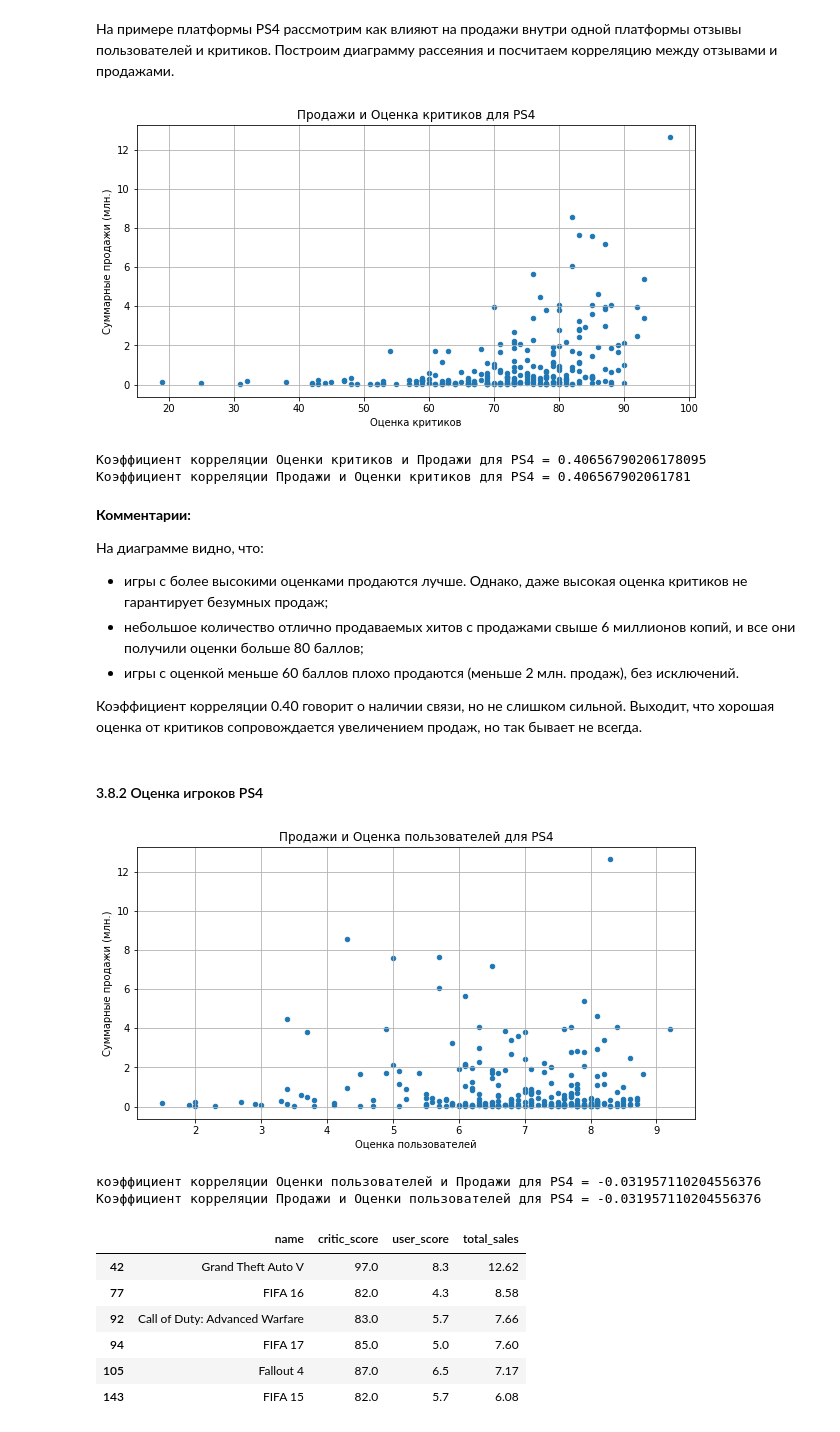
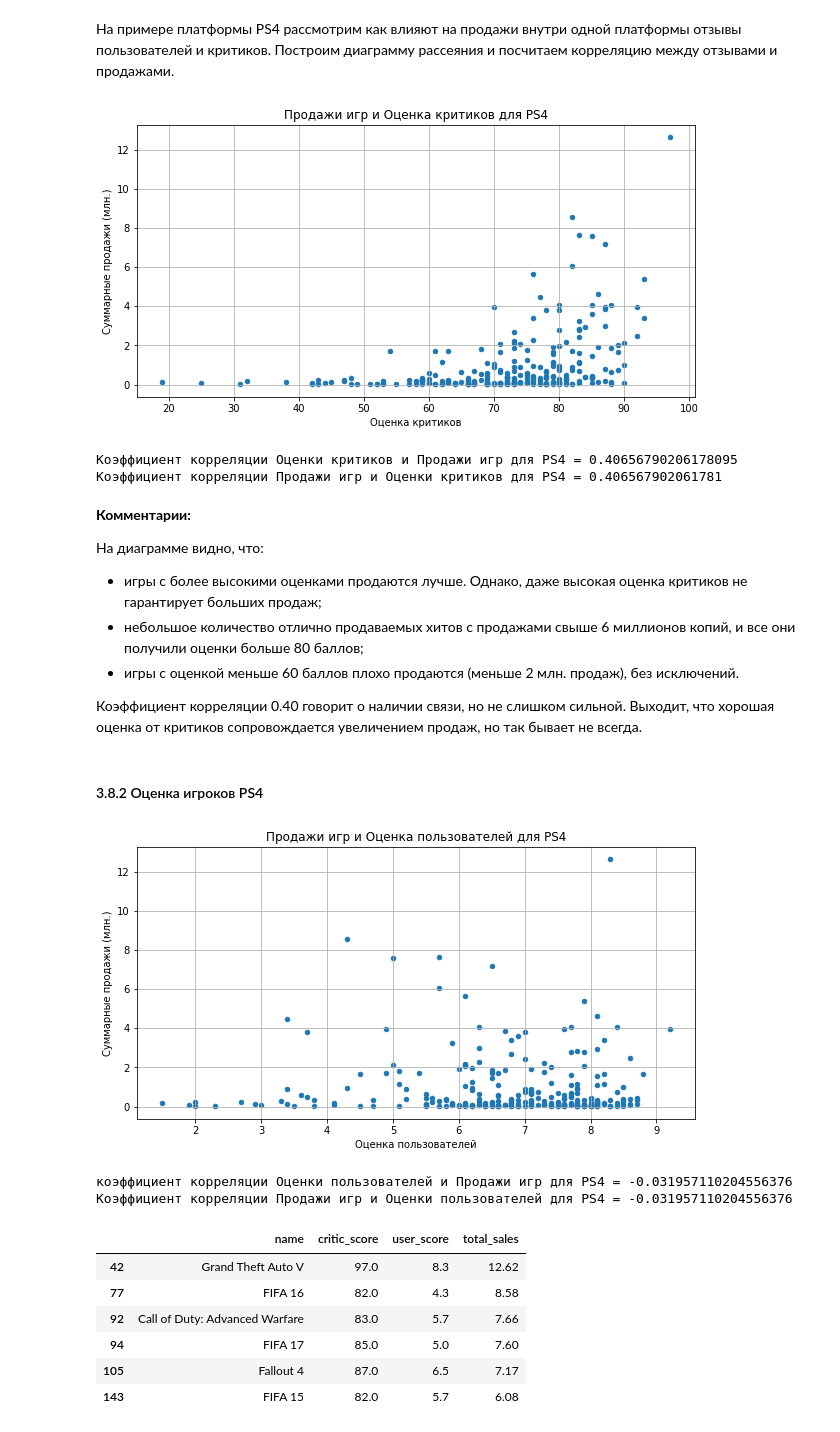
Before and after one commit to crumblinq/videogame-market-analysis, a Jupyter notebook: videogame_market_analysis.ipynb, the cells around one changed output. Saved outputs shown, nothing was run; the diff lists cells and outputs as text; code cells hidden in the pictures.

```diff
--- a/videogame_market_analysis.ipynb
+++ b/videogame_market_analysis.ipynb
@@ -928,39 +927,38 @@ plt.show()
 # %%
 df_ps4 = df[
     (df['platform'] == 'PS4') &
-    (df['year_of_release'] >= 2013) &
-    (df['year_of_release'] <= 2016)
+    (df['year_of_release'] >= 2013)
 ]
 
 df_ps4.plot(
     x='critic_score',
     y='total_sales',
     kind='scatter',
     grid=True,
     figsize=(10, 5)
 )
 
-plt.title('Продажи и Оценка критиков для PS4')
+plt.title('Продажи игр и Оценка критиков для PS4')
 plt.xlabel('Оценка критиков')
 plt.ylabel('Суммарные продажи (млн.)')
 plt.show()
 # %% [output]
-[figure, old version]
+[figure, new version]
 # %%
 df_ps4_critic_score_clean = df_ps4.dropna(subset=['critic_score', 'total_sales'])
 corr_ps4 = df_ps4_critic_score_clean['critic_score'].corr(df_ps4_critic_score_clean['total_sales'])
 corr2_ps4 = df_ps4_critic_score_clean['total_sales'].corr(df_ps4_critic_score_clean['critic_score'])
 
-print(f'Коэффициент корреляции Оценки критиков и Продажи для PS4 = {corr_ps4}')
-print(f'Коэффициент корреляции Продажи и Оценки критиков для PS4 = {corr2_ps4}')
+print(f'Коэффициент корреляции Оценки критиков и Продажи игр для PS4 = {corr_ps4}')
+print(f'Коэффициент корреляции Продажи игр и Оценки критиков для PS4 = {corr2_ps4}')
 # %% [output]
-Коэффициент корреляции Оценки критиков и Продажи для PS4 = 0.40656790206178095
-Коэффициент корреляции Продажи и Оценки критиков для PS4 = 0.406567902061781
+Коэффициент корреляции Оценки критиков и Продажи игр для PS4 = 0.40656790206178095
+Коэффициент корреляции Продажи игр и Оценки критиков для PS4 = 0.406567902061781
 # %% [markdown]
 **Комментарии:**
 
 На диаграмме видно, что:
-- игры с более высокими оценками продаются лучше. Однако, даже высокая оценка критиков не гарантирует безумных продаж;
+- игры с более высокими оценками продаются лучше. Однако, даже высокая оценка критиков не гарантирует больших продаж;
 - небольшое количество отлично продаваемых хитов с продажами свыше 6 миллионов копий, и все они получили оценки больше 80 баллов;
 - игры с оценкой меньше 60 баллов плохо продаются (меньше 2 млн. продаж), без исключений.
 
@@ -976,22 +974,22 @@ df_ps4.plot(
     figsize=(10, 5)
 )
 
-plt.title('Продажи и Оценка пользователей для PS4')
+plt.title('Продажи игр и Оценка пользователей для PS4')
 plt.xlabel('Оценка пользователей')
 plt.ylabel('Суммарные продажи (млн.)')
 plt.show()
 # %% [output]
-[figure, old version]
+[figure, new version]
 # %%
 df_ps4_user_score_clean = df_ps4.dropna(subset=['user_score', 'total_sales'])
 corr_ps4 = df_ps4_user_score_clean['user_score'].corr(df_ps4_user_score_clean['total_sales'])
 corr2_ps4 = df_ps4_user_score_clean['total_sales'].corr(df_ps4_user_score_clean['user_score'])
 
-print(f'коэффициент корреляции Оценки пользователей и Продажи для PS4 = {corr_ps4}')
-print(f'Коэффициент корреляции Продажи и Оценки пользователей для PS4 = {corr2_ps4}')
+print(f'коэффициент корреляции Оценки пользователей и Продажи игр для PS4 = {corr_ps4}')
+print(f'Коэффициент корреляции Продажи игр и Оценки пользователей для PS4 = {corr2_ps4}')
 # %% [output]
-коэффициент корреляции Оценки пользователей и Продажи для PS4 = -0.031957110204556376
-Коэффициент корреляции Продажи и Оценки пользователей для PS4 = -0.031957110204556376
+коэффициент корреляции Оценки пользователей и Продажи игр для PS4 = -0.031957110204556376
+Коэффициент корреляции Продажи игр и Оценки пользователей для PS4 = -0.031957110204556376
 # %%
 ps4_hits = df_ps4[
     (df_ps4['total_sales'] >= 6) &
```
Also changed, not shown: parts of 42 cells of this notebook.
